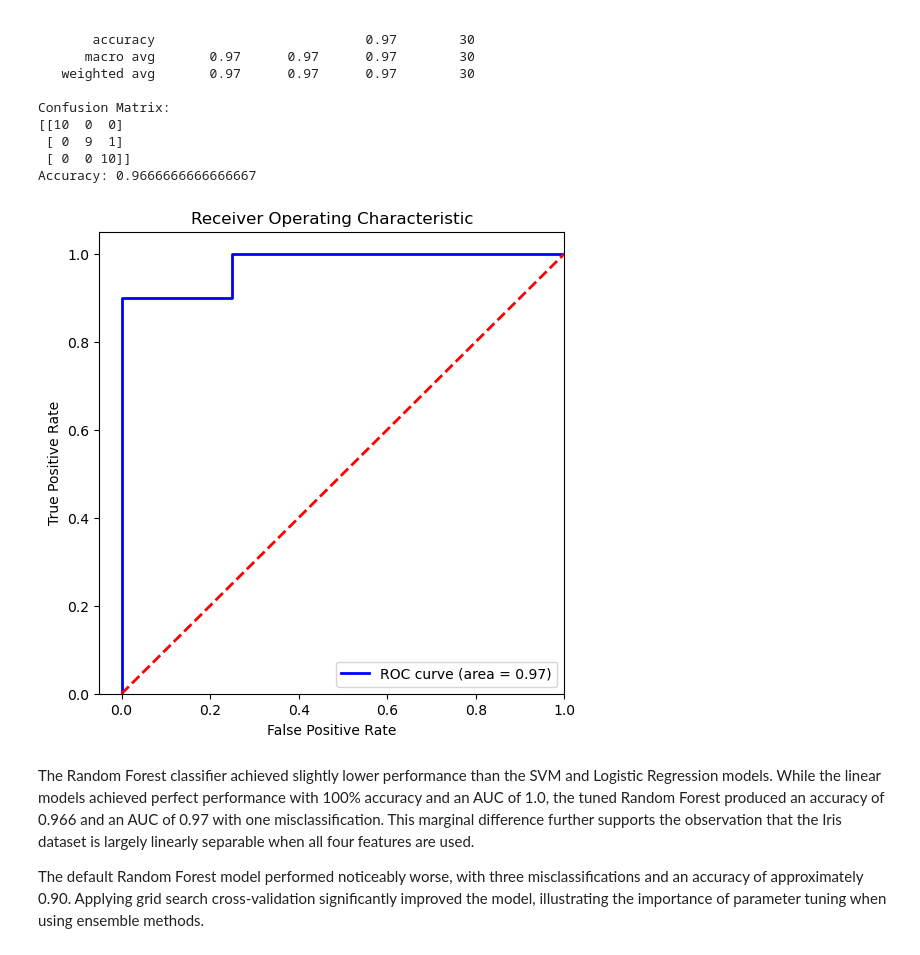
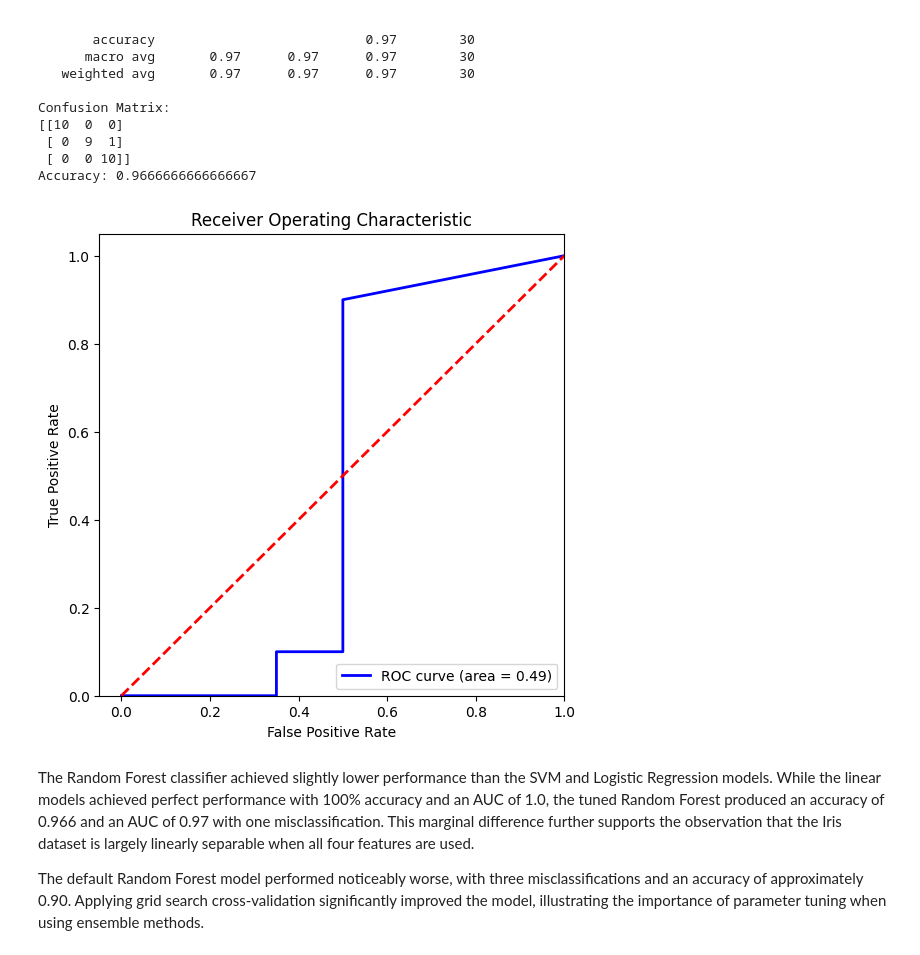
Before and after one commit to Lovjoy/Iris-EDA-and-Machine-Learning, a Jupyter notebook: 04_random_forest.ipynb, the cells around one changed output. Saved outputs shown, nothing was run; the diff lists cells and outputs as text; code cells hidden in the pictures.

```diff
--- a/04_random_forest.ipynb
+++ b/04_random_forest.ipynb
@@ -141,24 +143,24 @@ Accuracy: 0.9666666666666667
 # %%
 y_test_bin = label_binarize(y_test, classes=classifier.classes_)
 
 fpr, tpr, thresholds = roc_curve(
     y_test_bin[:, 1],  # choose class index
-    classifier.predict_proba(X_test_combined)[:, 1]
+    classifier.predict_proba(X_test_combined)[:, -1]
 )
 
 roc_auc = auc(fpr, tpr)
 plt.figure(figsize=(6, 6))
 plt.plot(fpr, tpr, color='blue', lw=2, label='ROC curve (area = {:.2f})'.format(roc_auc))
 plt.plot([0, 1], [0, 1], color='red', lw=2, linestyle='--')
 plt.xlim([-0.05, 1.0])
 plt.ylim([0.0, 1.05])
 plt.xlabel('False Positive Rate')
 plt.ylabel('True Positive Rate')
 plt.title('Receiver Operating Characteristic')
 plt.legend(loc="lower right")
 plt.show()
 # %% [output]
-[figure, old version]
+[figure, new version]
 # %% [markdown]
 The Random Forest classifier achieved slightly lower performance than the SVM and Logistic Regression models. While the linear models achieved perfect performance with 100% accuracy and an AUC of 1.0, the tuned Random Forest produced an accuracy of 0.966 and an AUC of 0.97 with one misclassification. This marginal difference further supports the observation that the Iris dataset is largely linearly separable when all four features are used.
 
```
Also changed, not shown: parts of 2 cells of this notebook, 2 other files.
